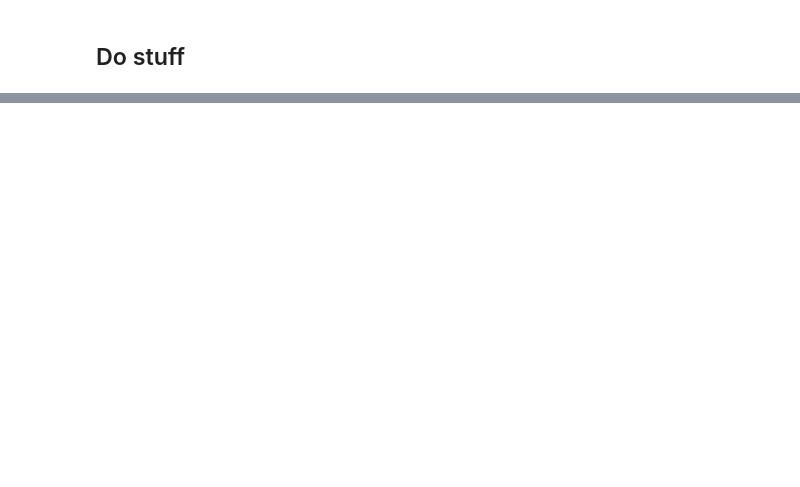
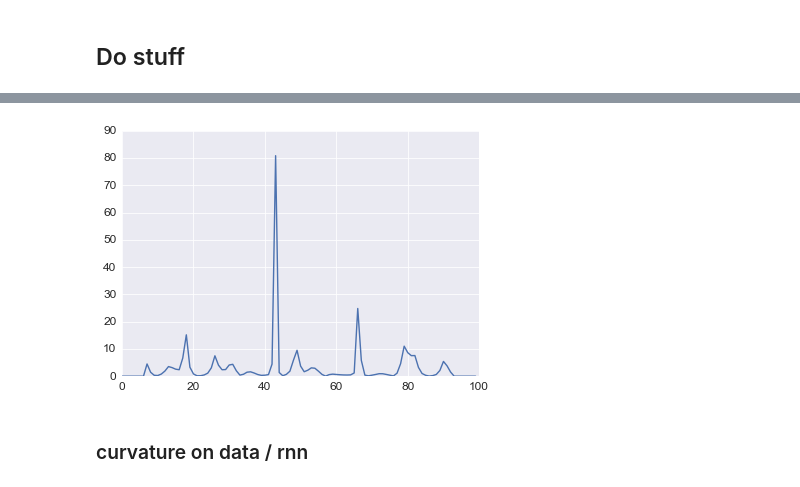
Before and after one commit to jsseely/cyclingRNN, a Jupyter notebook: Tests.ipynb, the cells around one changed output, grey strips where cells are left out. Saved outputs shown, nothing was run; the diff lists cells and outputs as text; code cells hidden in the pictures; blank space fills up the shorter version.

```diff
--- a/Tests.ipynb
+++ b/Tests.ipynb
@@ -102,0 +197,5 @@ ParameterGrid(param_grid)[19]
+# %%
+plt.plot(k)
+plt.show()
+# %% [output]
+[figure, added]
@@ -102,0 +223,2 @@ ParameterGrid(param_grid)[19]
+# %% [markdown]
+### curvature on data / rnn
```
Also changed, not shown: parts of 27 cells of this notebook, 7 other files.
